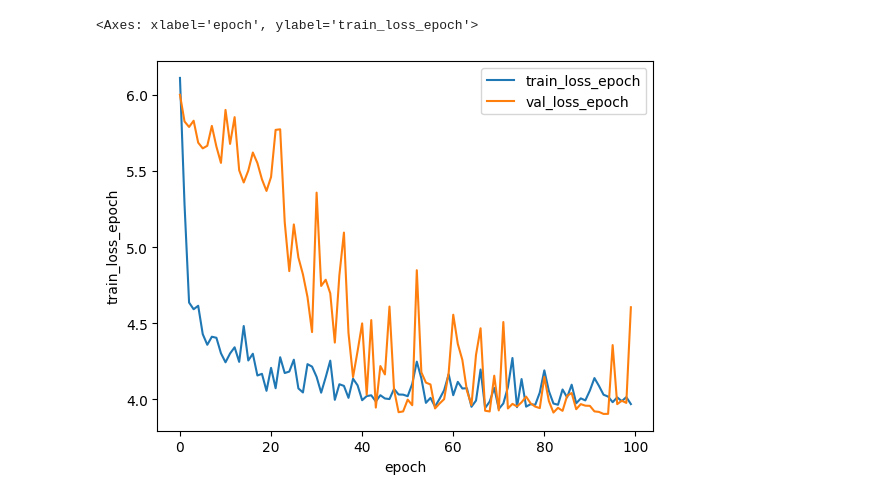
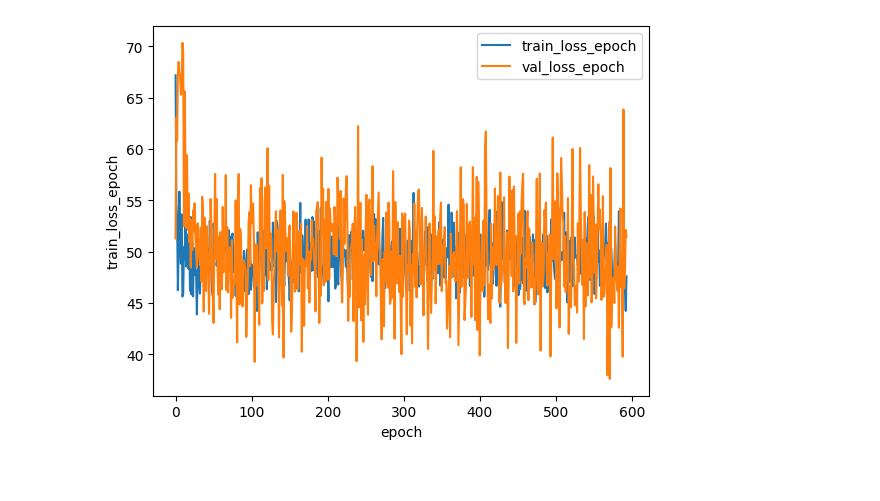
Before and after one commit to DemyCode/minecraft-copilot-ml, a Jupyter notebook: minecraft_copilot_ml/metrics_graph.ipynb, the cells around one changed output. Saved outputs shown, nothing was run; the diff lists cells and outputs as text; code cells hidden in the pictures.

```diff
--- a/minecraft_copilot_ml/metrics_graph.ipynb
+++ b/minecraft_copilot_ml/metrics_graph.ipynb
@@ -1,13 +1,16 @@
 # %%
-PATH_TO_CSV = "/home/mehdi/minecraft-copilot-ml/output/lightning_logs/version_3/metrics.csv"
+PATH_TO_CSV = "/home/mehdi/minecraft-copilot-ml/output/lightning_logs/version_1/metrics.csv"
 PATH_TO_BEST_MODEL = "/home/mehdi/minecraft-copilot-ml/output/best_model.pth"
 # %%
+import os
 from seaborn import lineplot
 import pandas as pd
 
-df = pd.read_csv(PATH_TO_CSV)
-lineplot(data=df, x='epoch', y='train_loss_epoch', label='train_loss_epoch')
-lineplot(data=df, x='epoch', y='val_loss_epoch', label='val_loss_epoch')
+if os.path.exists(PATH_TO_CSV):
+    df = pd.read_csv(PATH_TO_CSV)
+    lineplot(data=df, x='epoch', y='train_loss_epoch', label='train_loss_epoch')
+    lineplot(data=df, x='epoch', y='val_loss_epoch', label='val_loss_epoch')
+else:
+    print(f"File {PATH_TO_CSV} not found")
 # %% [output]
-<Axes: xlabel='epoch', ylabel='train_loss_epoch'>
-[figure, old version]
+[figure, new version]
```
Also changed, not shown: parts of 12 cells of this notebook, 4 other files.
